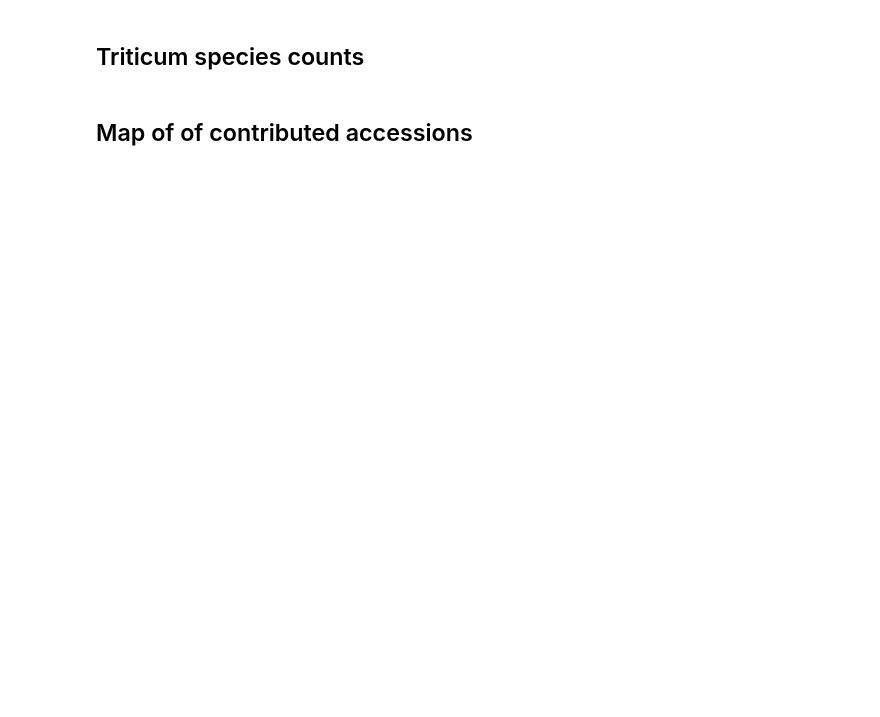
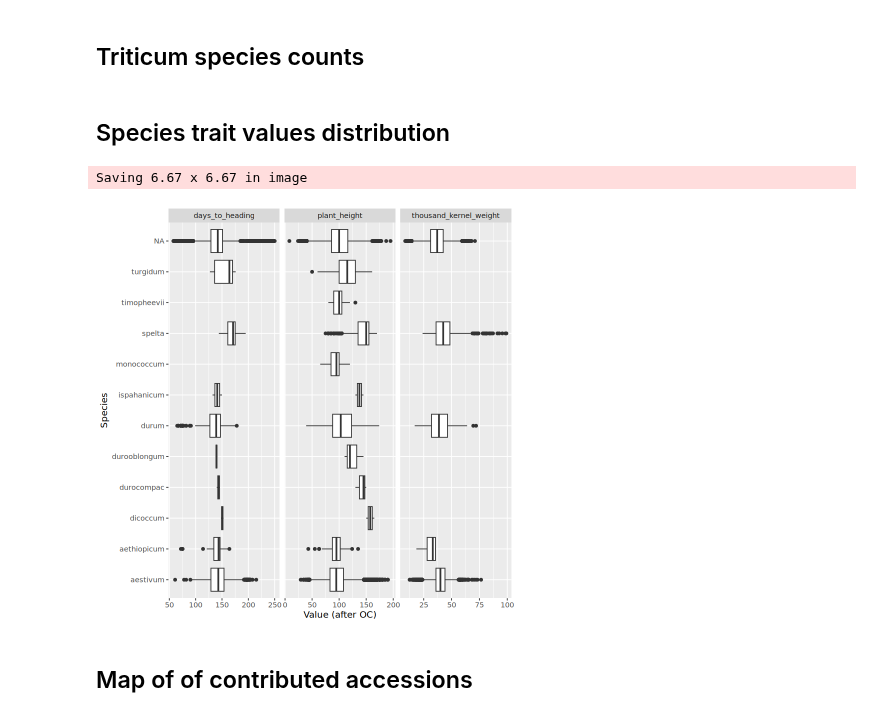
Before and after one commit to AGENTproject/historic_pheno_data_analysis, a Jupyter notebook: figures_and_tables.ipynb, the cells around one changed output. Cells and saved outputs as stored; diff of their text form; code cells hidden in the pictures; blank space fills up the shorter version.

Commit message:
new figures

```diff
--- a/figures_and_tables.ipynb
+++ b/figures_and_tables.ipynb
@@ -275,6 +275,22 @@ arrange(species, desc(n)) |>
 gt::gt(groupname_col = "species", rowname_col = "responsibility", row_group_as_column = TRUE) |>
 gt::cols_label(n="count") |>
 gt::gtsave("triticum_species_counts.html")
+# %% [markdown]
+## Species trait values distribution
+# %%
+data_points_corrected |>
+mutate(accession_match = str_c(dataset, accenumb, sep="/")) |>
+left_join(accessions_details, by = join_by(accession_match)) |>
+filter(trait %in% c("days_to_heading", "plant_height", "thousand_kernel_weight")) |>
+ggplot(aes(value, species)) +
+geom_boxplot() +
+facet_wrap(~trait, dir="v", scales="free_x") +
+xlab("Value (after OC)") +
+ylab("Species")
+ggsave("species_trait_values_distributions.svg")
+# %% [output]
+Saving 6.67 x 6.67 in image
+[figure, added]
 # %% [markdown]
 ## Map of of contributed accessions
 # %%
```
Also changed, not shown: parts of 9 cells of this notebook, 13 other files.
